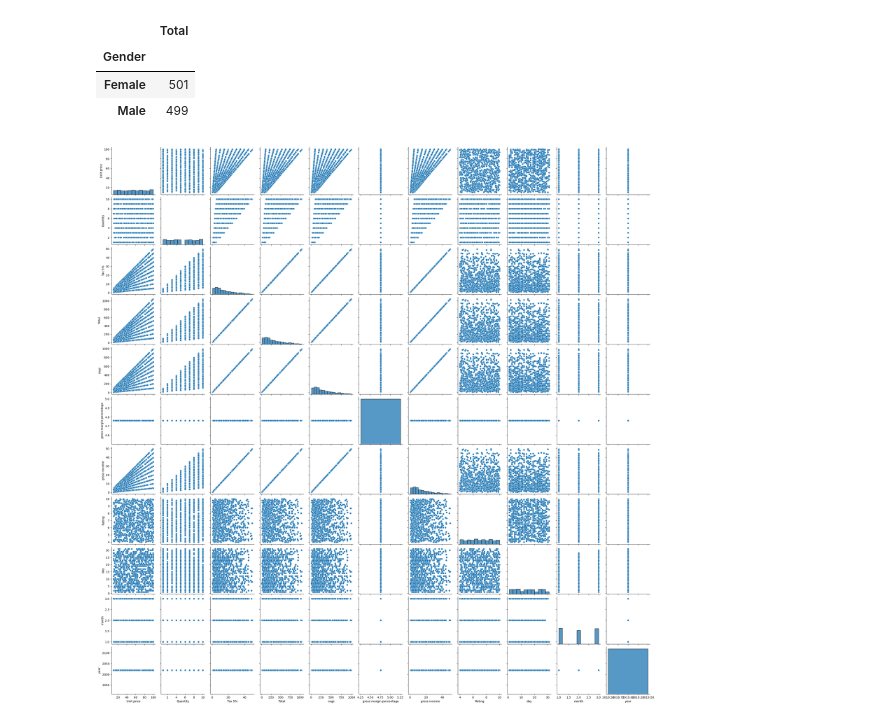
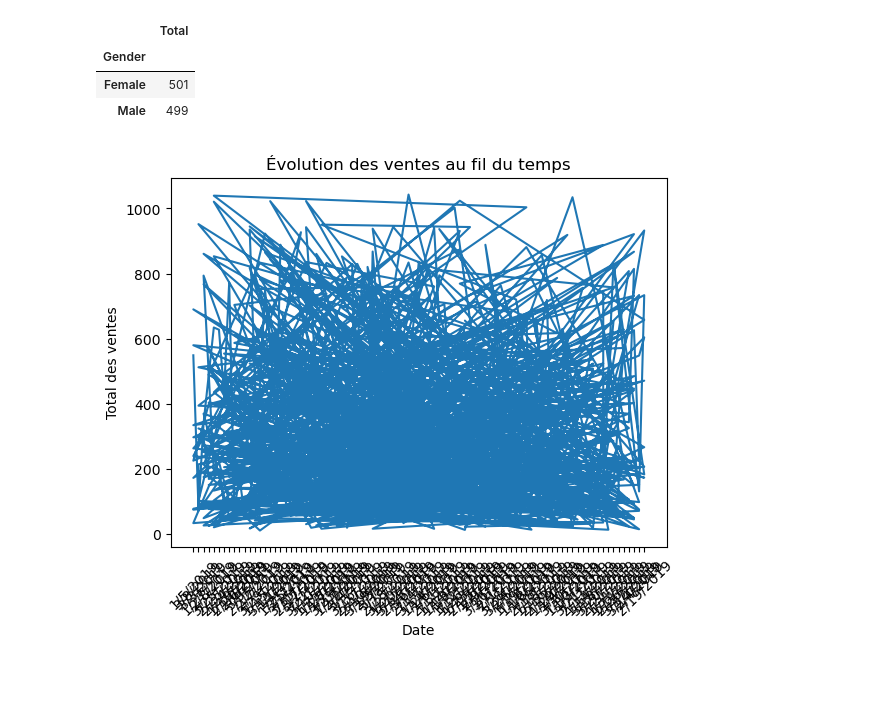
Before and after one commit to Sidikou24/DataViz, a Jupyter notebook: Visualisation de vente en details.ipynb, the cells around one changed output. Saved outputs shown, nothing was run; the diff lists cells and outputs as text; code cells hidden in the pictures; blank space fills up the shorter version.

```diff
--- a/Visualisation de vente en details.ipynb
+++ b/Visualisation de vente en details.ipynb
@@ -193,8 +174,12 @@ data.groupby(['Gender']).agg({'Total':'count'})
 | Gender |  |
 | Female | 501 |
 | Male | 499 |
-# %%
-sns.pairplot(data)
-plt.show()
-# %% [output]
-[figure, removed]
+# %%
+plt.plot(df['Date'], df['Total'])
+plt.xlabel('Date')
+plt.ylabel('Total des ventes')
+plt.title('Évolution des ventes au fil du temps')
+plt.xticks(rotation=45)
+plt.show()
+# %% [output]
+[figure, added]
```
Also changed, not shown: parts of 18 cells of this notebook, 1 other file.
